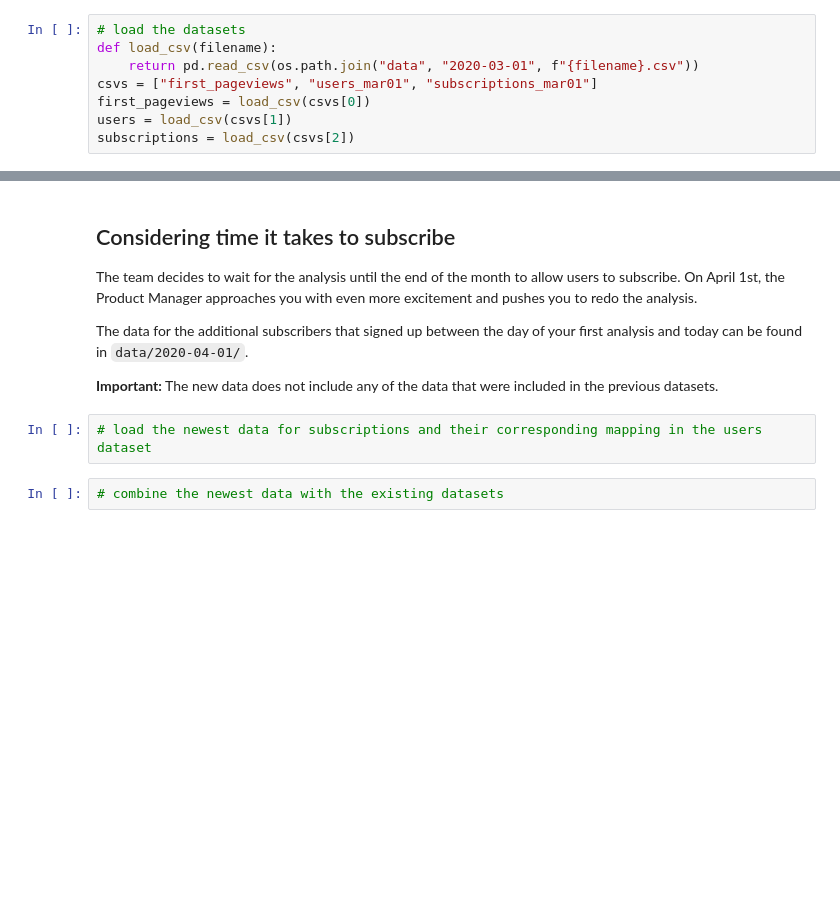
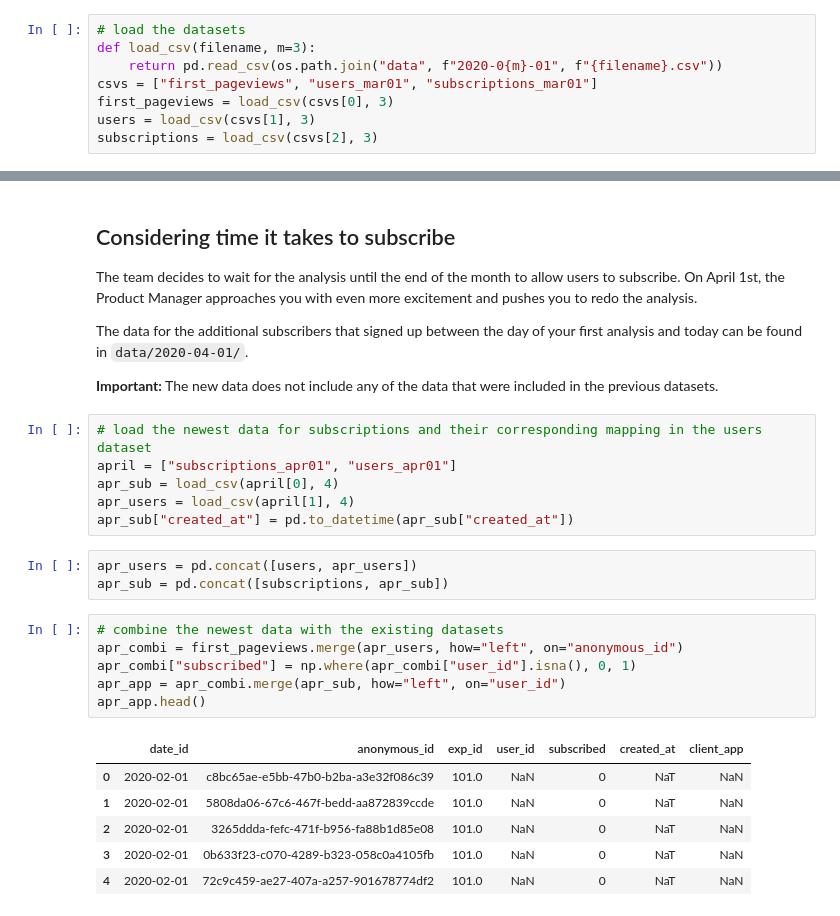
Before and after one commit to therinz/data-ber-08-20, a Jupyter notebook: Labs/module-2_labs/05_applied-analysis/03_ab_testing/ab_test_conversion_rate.ipynb, the cells around one changed output, grey strips where cells are left out. Saved outputs shown, nothing was run; the diff lists cells and outputs as text; blank space fills up the shorter version.

```diff
--- a/Labs/module-2_labs/05_applied-analysis/03_ab_testing/ab_test_conversion_rate.ipynb
+++ b/Labs/module-2_labs/05_applied-analysis/03_ab_testing/ab_test_conversion_rate.ipynb
@@ -25,12 +25,12 @@ Immediately after the end of the experiment, the Product Manager approaches you
 You can find the datasets in the `data/2020-03-01` folder.
 # %%
 # load the datasets
-def load_csv(filename):
-    return pd.read_csv(os.path.join("data", "2020-03-01", f"{filename}.csv"))
+def load_csv(filename, m=3):
+    return pd.read_csv(os.path.join("data", f"2020-0{m}-01", f"{filename}.csv"))
 csvs = ["first_pageviews", "users_mar01", "subscriptions_mar01"]
-first_pageviews = load_csv(csvs[0])
-users = load_csv(csvs[1])
-subscriptions = load_csv(csvs[2])
+first_pageviews = load_csv(csvs[0], 3)
+users = load_csv(csvs[1], 3)
+subscriptions = load_csv(csvs[2], 3)
 # %% [markdown]
 ## Inspect the data
 # %%
@@ -303,8 +305,26 @@ The data for the additional subscribers that signed up between the day of your f
 **Important:** The new data does not include any of the data that were included in the previous datasets.
 # %%
 # load the newest data for subscriptions and their corresponding mapping in the users dataset
+april = ["subscriptions_apr01", "users_apr01"]
+apr_sub = load_csv(april[0], 4)
+apr_users = load_csv(april[1], 4)
+apr_sub["created_at"] = pd.to_datetime(apr_sub["created_at"])
-# %%
-# combine the newest data with the existing datasets
+# %%
+apr_users = pd.concat([users, apr_users])
+apr_sub = pd.concat([subscriptions, apr_sub])
+# %%
+# combine the newest data with the existing datasets
+apr_combi = first_pageviews.merge(apr_users, how="left", on="anonymous_id")
+apr_combi["subscribed"] = np.where(apr_combi["user_id"].isna(), 0, 1)
+apr_app = apr_combi.merge(apr_sub, how="left", on="user_id")
+apr_app.head()
+# %% [output]
+|  | date_id | anonymous_id | exp_id | user_id | subscribed | created_at | client_app |
+| 0 | 2020-02-01 | c8bc65ae-e5bb-47b0-b2ba-a3e32f086c39 | 101.0 | NaN | 0 | NaT | NaN |
+| 1 | 2020-02-01 | 5808da06-67c6-467f-bedd-aa872839ccde | 101.0 | NaN | 0 | NaT | NaN |
+| 2 | 2020-02-01 | 3265ddda-fefc-471f-b956-fa88b1d85e08 | 101.0 | NaN | 0 | NaT | NaN |
+| 3 | 2020-02-01 | 0b633f23-c070-4289-b323-058c0a4105fb | 101.0 | NaN | 0 | NaT | NaN |
+| 4 | 2020-02-01 | 72c9c459-ae27-407a-a257-901678774df2 | 101.0 | NaN | 0 | NaT | NaN |
 # %%
 # From here on, you're on your own. Redo the analysis from above with the new dataset.
 # Make sure to run a few inspections to make sure your data is how you expect it to be
```
Also changed, not shown: parts of 12 cells of this notebook.
